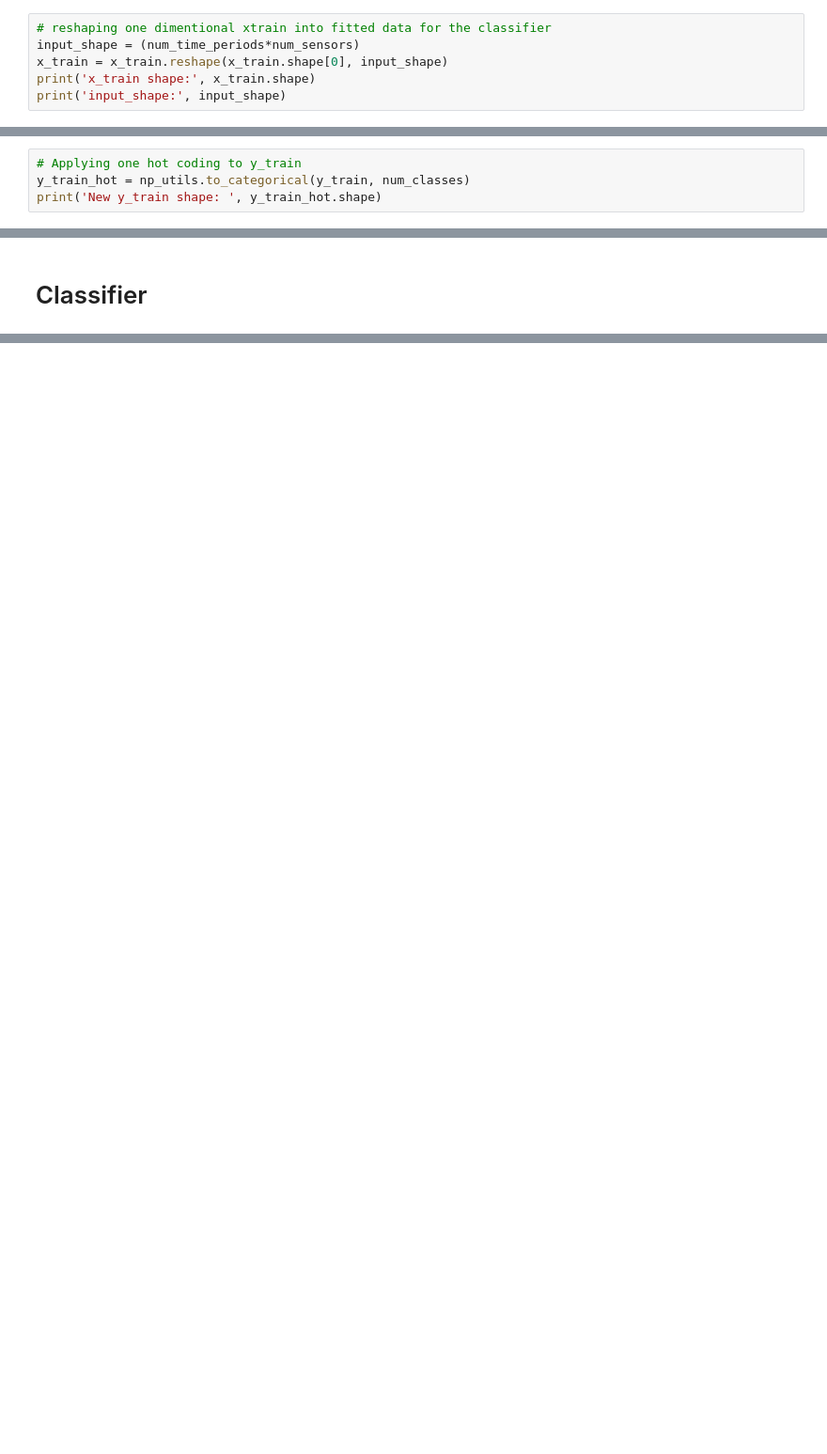
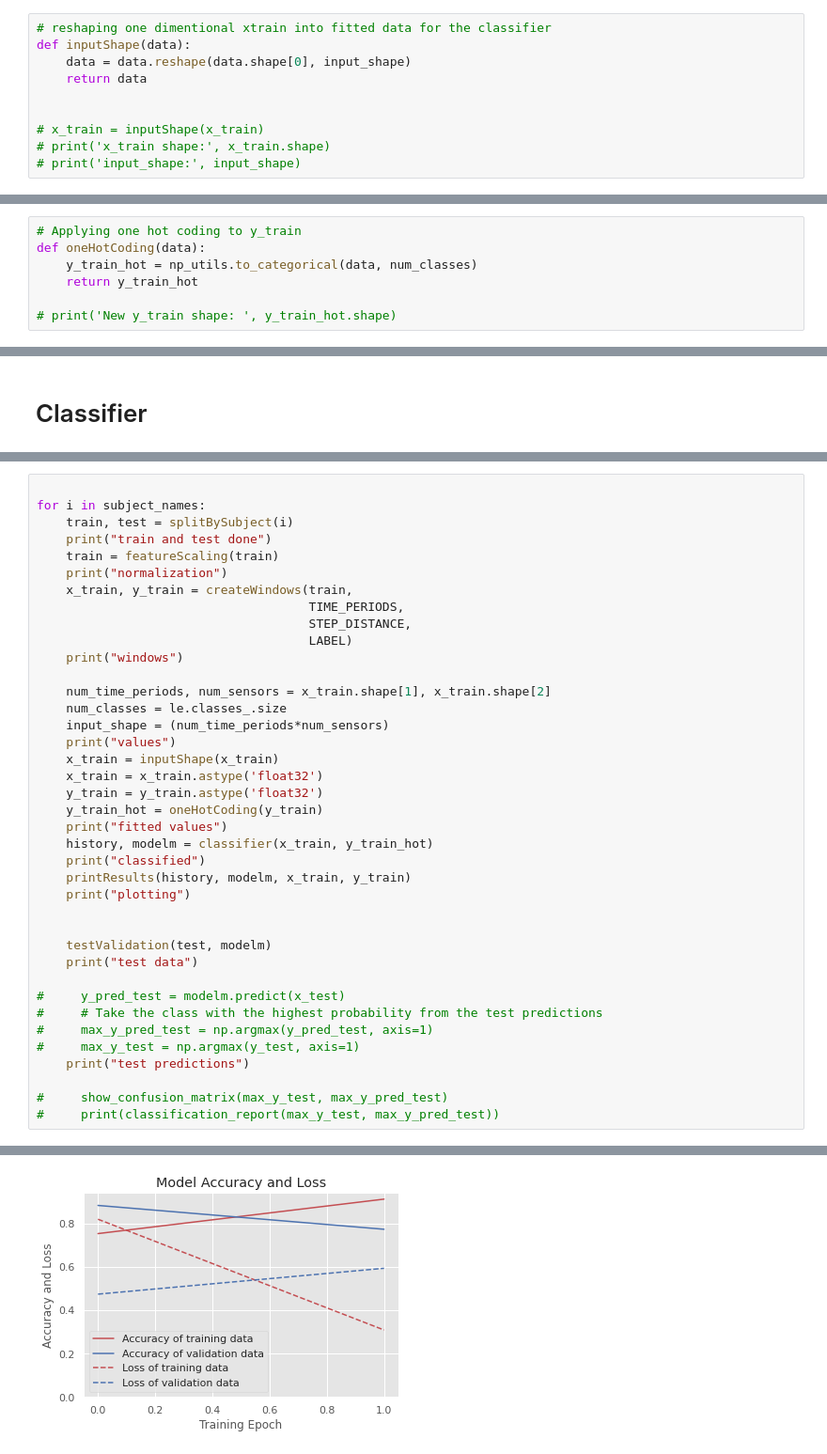
Before and after one commit to jacob-kamminga/AI_Sensus_thesis_experiments, a Jupyter notebook: JustTutorial.ipynb, the cells around one changed output, grey strips where cells are left out. Shown: that part at 94% size. Saved outputs shown, nothing was run; the diff lists cells and outputs as text; blank space fills up the shorter version.

Commit message:
Add subject loop classifier

```diff
--- a/JustTutorial.ipynb
+++ b/JustTutorial.ipynb
@@ -258,6 +258,10 @@ num_classes = le.classes_.size
 # %%
 # reshaping one dimentional xtrain into fitted data for the classifier
-input_shape = (num_time_periods*num_sensors)
-x_train = x_train.reshape(x_train.shape[0], input_shape)
-print('x_train shape:', x_train.shape)
-print('input_shape:', input_shape)
+def inputShape(data):
+    data = data.reshape(data.shape[0], input_shape)
+    return data
+
+
+# x_train = inputShape(x_train)
+# print('x_train shape:', x_train.shape)
+# print('input_shape:', input_shape)
@@ -271,5 +272,8 @@ y_train = y_train.astype('float32')
 # Only run this once:
 # %%
 # Applying one hot coding to y_train
-y_train_hot = np_utils.to_categorical(y_train, num_classes)
-print('New y_train shape: ', y_train_hot.shape)
+def oneHotCoding(data):
+    y_train_hot = np_utils.to_categorical(data, num_classes)
+    return y_train_hot
+
+# print('New y_train shape: ', y_train_hot.shape)
@@ -473,0 +398,40 @@ weighted avg       0.82      0.71      0.74     28525
+# %%
+
+for i in subject_names:
+    train, test = splitBySubject(i)
+    print("train and test done")
+    train = featureScaling(train)
+    print("normalization")
+    x_train, y_train = createWindows(train,
+                                     TIME_PERIODS,
+                                     STEP_DISTANCE,
+                                     LABEL)
+    print("windows")
+
+    num_time_periods, num_sensors = x_train.shape[1], x_train.shape[2]
+    num_classes = le.classes_.size
+    input_shape = (num_time_periods*num_sensors)
+    print("values")
+    x_train = inputShape(x_train)
+    x_train = x_train.astype('float32')
+    y_train = y_train.astype('float32')
+    y_train_hot = oneHotCoding(y_train)
+    print("fitted values")
+    history, modelm = classifier(x_train, y_train_hot)
+    print("classified")
+    printResults(history, modelm, x_train, y_train)
+    print("plotting")
+
+
+    testValidation(test, modelm)
+    print("test data")
+
+#     y_pred_test = modelm.predict(x_test)
+#     # Take the class with the highest probability from the test predictions
+#     max_y_pred_test = np.argmax(y_pred_test, axis=1)
+#     max_y_test = np.argmax(y_test, axis=1)
+    print("test predictions")
+
+#     show_confusion_matrix(max_y_test, max_y_pred_test)
+#     print(classification_report(max_y_test, max_y_pred_test))
+# %% [output]
@@ -473,0 +448 @@ weighted avg       0.82      0.71      0.74     28525
+[figure, added]
```
Also changed, not shown: parts of 16 cells of this notebook.
